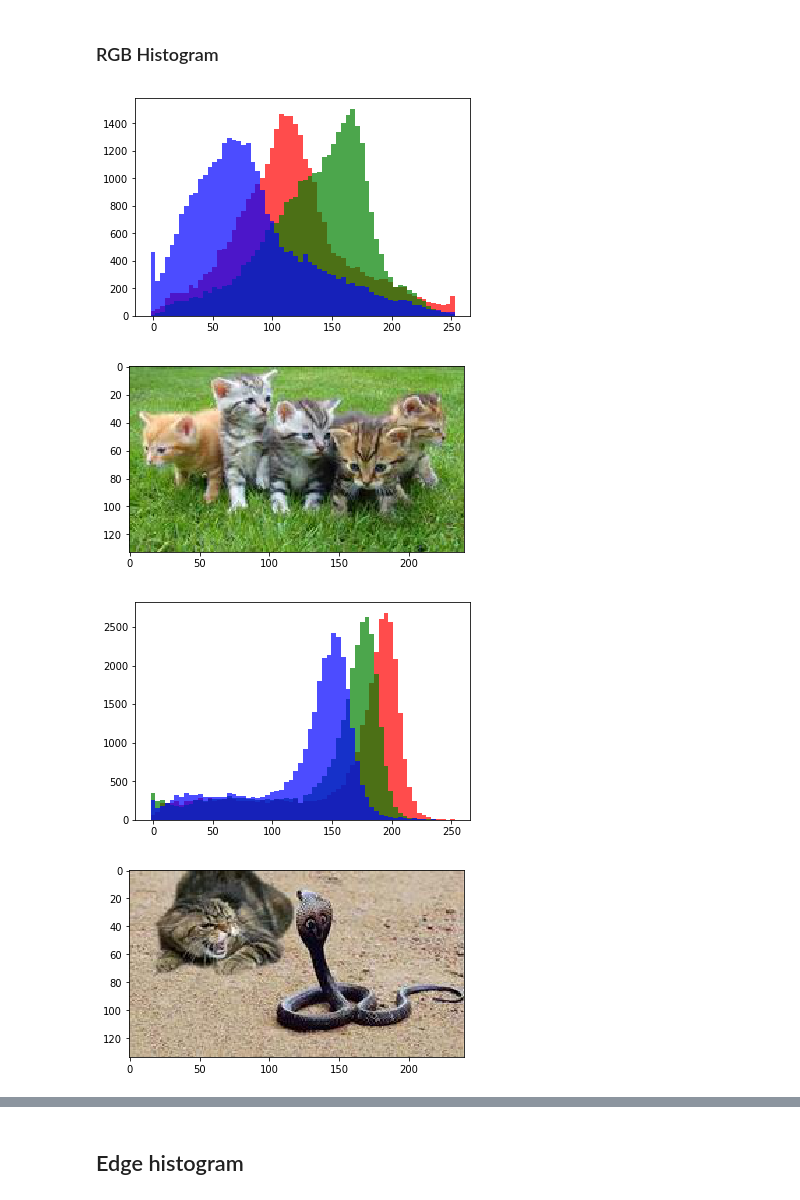
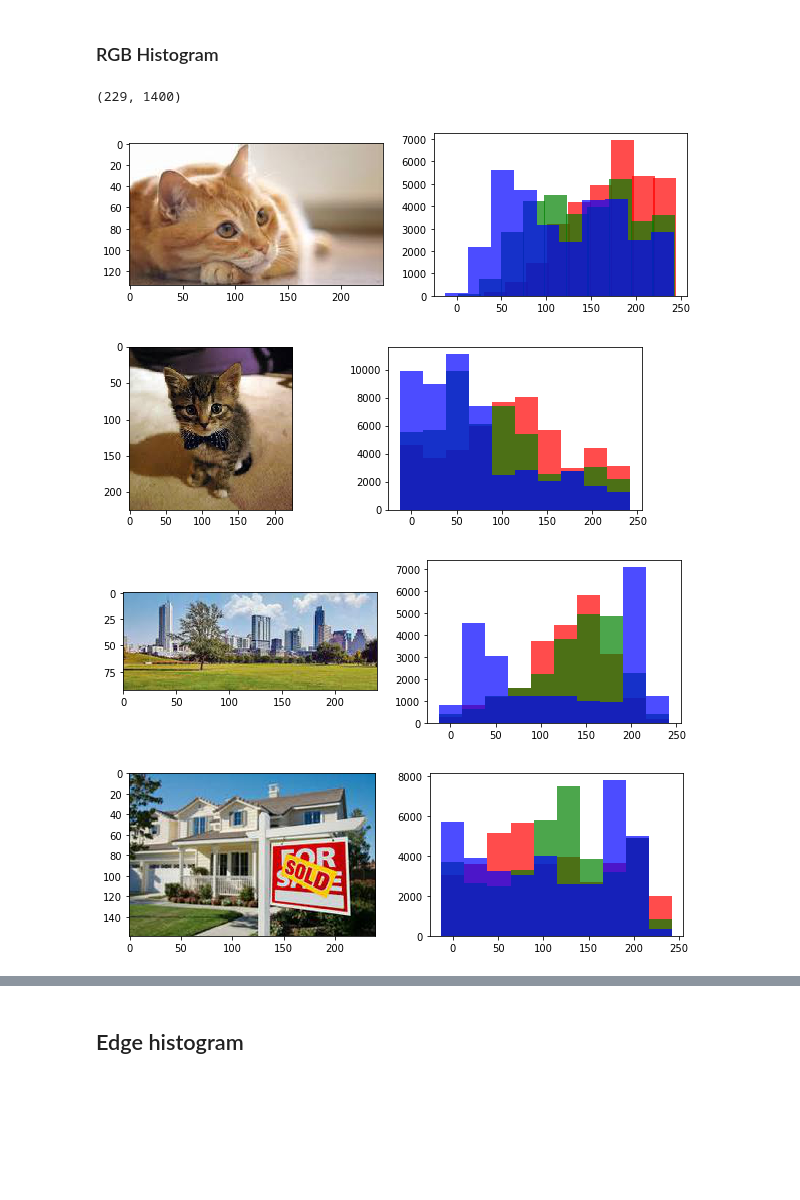
Before and after one commit to patricsteiner/image_clustering, a Jupyter notebook: intelligent_image_clustering.ipynb, the cells around one changed output, grey strips where cells are left out. Cells and saved outputs as stored; diff of their text form; code cells hidden in the pictures; blank space fills up the shorter version.

```diff
--- a/intelligent_image_clustering.ipynb
+++ b/intelligent_image_clustering.ipynb
@@ -33,6 +33,8 @@ X = np.ones(shape=(len(images), 0)) # initialize feature matrix X
 X.shape
 # %% [output]
 (229, 0)
+# %%
+sample_images = [3, 13, 52, 151, 212]
 # %% [markdown]
 ## HSV histogram
 # %%
@@ -71,27 +77,32 @@ X = np.column_stack((X, features)) # add new features to feature matrix X
 # %%
 import matplotlib.pyplot as plt
 %matplotlib inline
 
-bins_per_channel = 64;
-n_features = bins_per_channel * 3
+bins_r = 10
+bins_g = 10
+bins_b = 10
+n_features = bins_r + bins_g + bins_b
 features = np.zeros(shape=(len(images), n_features)) # initialize feature matrix
 
 for i, image in enumerate(images):
-    r_hist, bins = np.histogram(image.getchannel('R'), bins=bins_per_channel)
-    g_hist, bins = np.histogram(image.getchannel('G'), bins=bins_per_channel)
-    b_hist, bins = np.histogram(image.getchannel('B'), bins=bins_per_channel)
+    r_hist, r_bins = np.histogram(image.getchannel('R'), bins=bins_r)
+    g_hist, g_bins = np.histogram(image.getchannel('G'), bins=bins_g)
+    b_hist, b_bins = np.histogram(image.getchannel('B'), bins=bins_b)
     features[i] = np.concatenate([r_hist, g_hist, b_hist])
-    if i < 3:
-        plt.figure()
-        plt.bar(bins[:-1], r_hist, alpha=.7, color='r', width=255/bins_per_channel)
-        plt.bar(bins[:-1], g_hist, alpha=.7, color='g', width=255/bins_per_channel)
-        plt.bar(bins[:-1], b_hist, alpha=.7, color='b', width=255/bins_per_channel)
-        plt.figure()
+    if i in sample_images:
+        plt.figure(figsize=(10,3))
+        plt.subplot(121)
         plt.imshow(image)
+        plt.subplot(122)
+        plt.bar(r_bins[:-1], r_hist, alpha=.7, color='r', width=255/bins_r)
+        plt.bar(g_bins[:-1], g_hist, alpha=.7, color='g', width=255/bins_g)
+        plt.bar(b_bins[:-1], b_hist, alpha=.7, color='b', width=255/bins_g)
 
 X = np.column_stack((X, features)) # add new features to feature matrix X
+X.shape
 # %% [output]
+(229, 1400)
-[figure, old version]
+[figure, new version]
-[figure, old version]
+[figure, new version]
-[figure, old version]
+[figure, new version]
-[figure, old version]
+[figure, new version]
```
Also changed, not shown: parts of 4 cells of this notebook.
